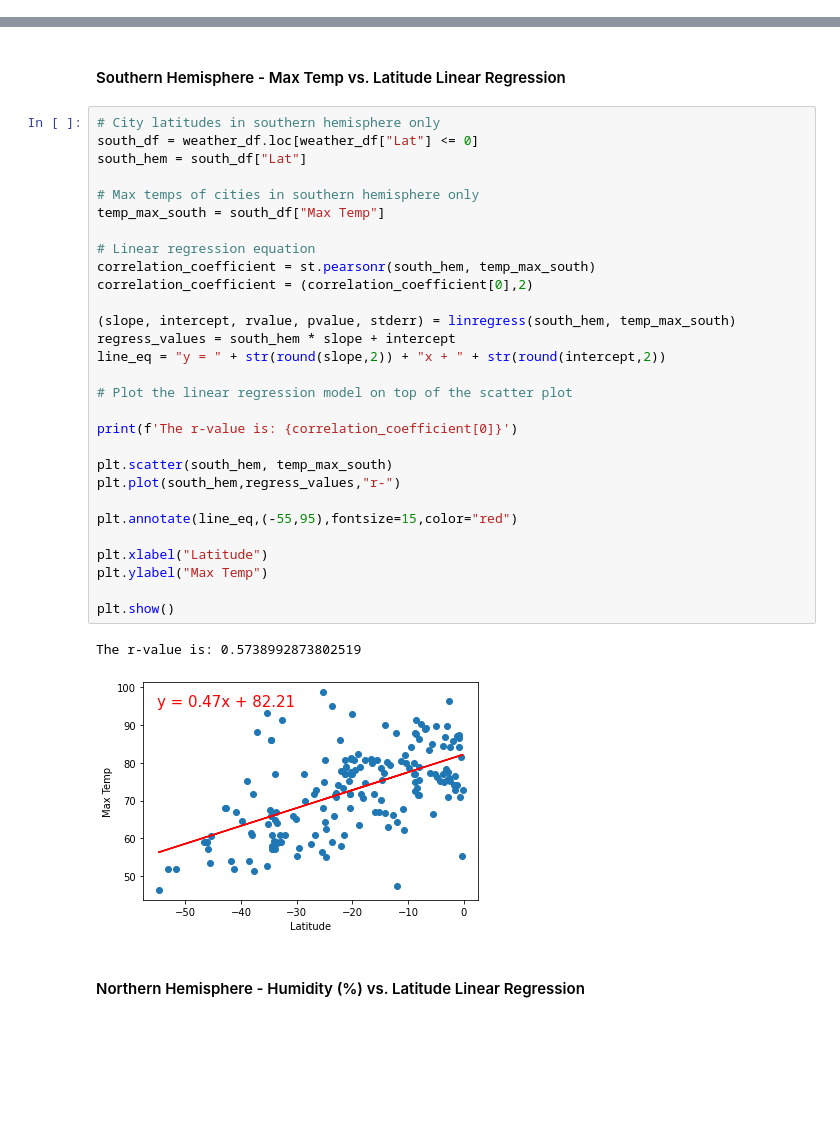
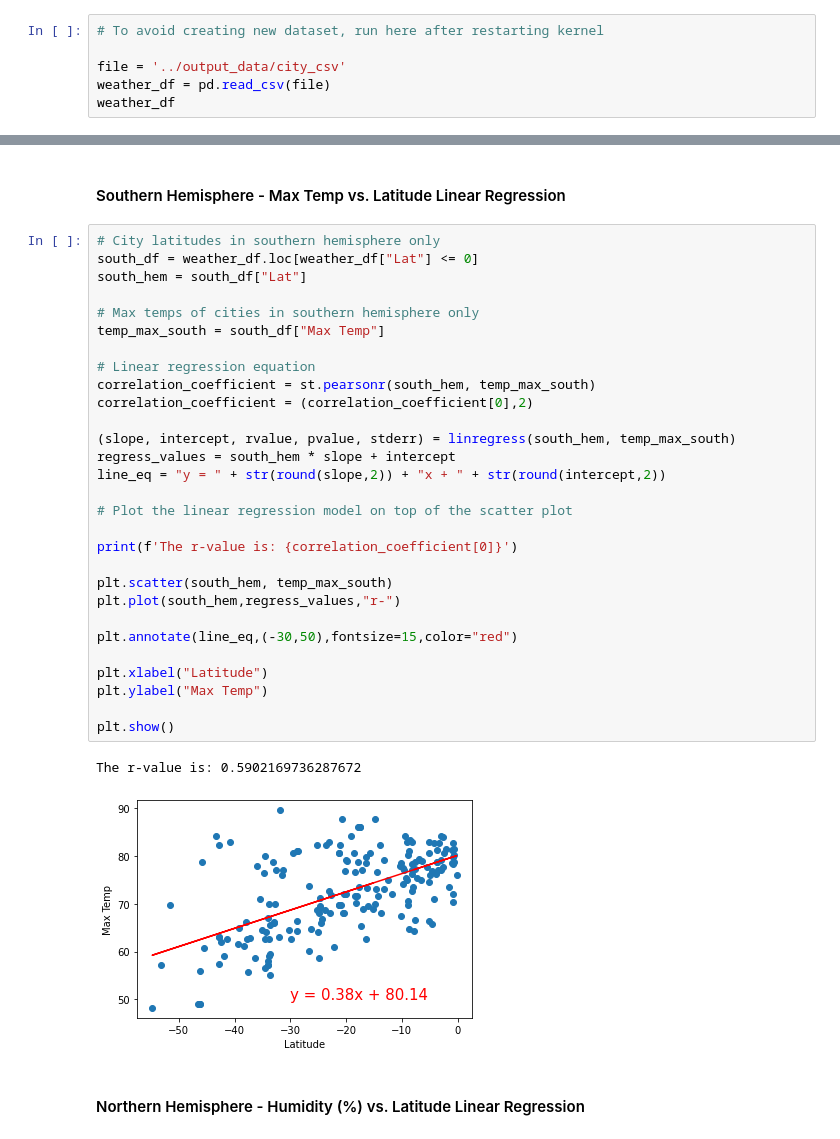
Before and after one commit to jacance/python-api-challenge, a Jupyter notebook: WeatherPy/WeatherPy.ipynb, the cells around one changed output, grey strips where cells are left out. Saved outputs shown, nothing was run; the diff lists cells and outputs as text; blank space fills up the shorter version.

Commit message:
weatherpy complete. vacationpy in progress

```diff
--- a/WeatherPy/WeatherPy.ipynb
+++ b/WeatherPy/WeatherPy.ipynb
@@ -206,0 +205,6 @@ weather_df
+# %%
+# To avoid creating new dataset, run here after restarting kernel
+
+file = '../output_data/city_csv'
+weather_df = pd.read_csv(file)
+weather_df
@@ -308,35 +349,35 @@ The r-value is: -0.8637980167623406
 # %%
 # City latitudes in southern hemisphere only
 south_df = weather_df.loc[weather_df["Lat"] <= 0]
 south_hem = south_df["Lat"]
 
 # Max temps of cities in southern hemisphere only
 temp_max_south = south_df["Max Temp"]
 
 # Linear regression equation
 correlation_coefficient = st.pearsonr(south_hem, temp_max_south)
 correlation_coefficient = (correlation_coefficient[0],2)
 
 (slope, intercept, rvalue, pvalue, stderr) = linregress(south_hem, temp_max_south)
 regress_values = south_hem * slope + intercept
 line_eq = "y = " + str(round(slope,2)) + "x + " + str(round(intercept,2))
 
 # Plot the linear regression model on top of the scatter plot
 
 print(f'The r-value is: {correlation_coefficient[0]}')
 
 plt.scatter(south_hem, temp_max_south)
 plt.plot(south_hem,regress_values,"r-")
 
-plt.annotate(line_eq,(-55,95),fontsize=15,color="red")
+plt.annotate(line_eq,(-30,50),fontsize=15,color="red")
 
 plt.xlabel("Latitude")
 plt.ylabel("Max Temp")
 
 plt.show()
 # %% [output]
-The r-value is: 0.5738992873802519
+The r-value is: 0.5902169736287672
-[figure, old version]
+[figure, new version]
 # %% [markdown]
 ####  Northern Hemisphere - Humidity (%) vs. Latitude Linear Regression
 # %%
```
Also changed, not shown: parts of 19 cells of this notebook, 15 other files.
